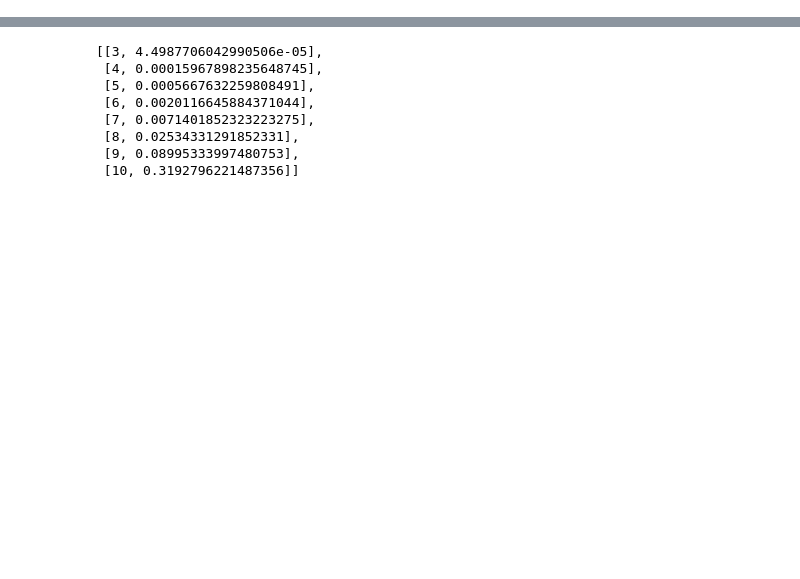
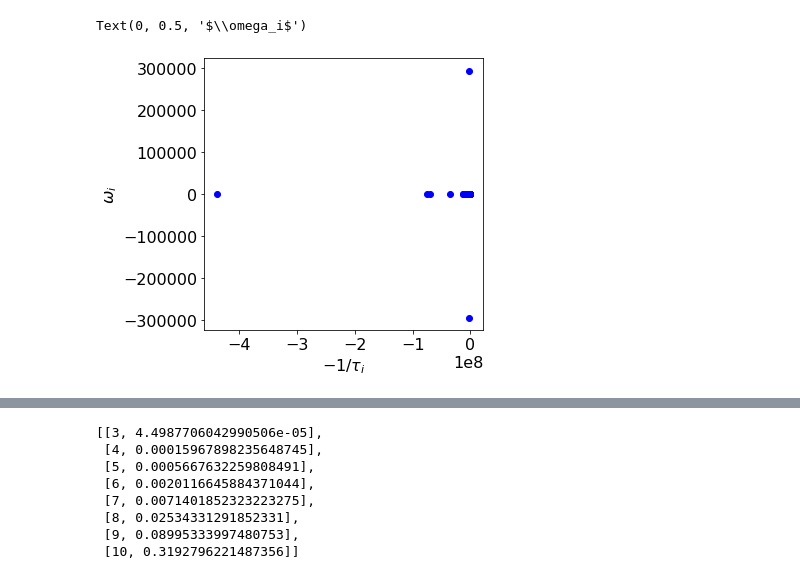
Before and after one commit to znicolaou/ratematrix, a Jupyter notebook: plots.ipynb, the cells around one changed output, grey strips where cells are left out. Saved outputs shown, nothing was run; the diff lists cells and outputs as text; code cells hidden in the pictures; blank space fills up the shorter version.

```diff
--- a/plots.ipynb
+++ b/plots.ipynb
@@ -4,0 +57,8 @@ from scipy.sparse import coo_matrix
+# %%
+plt.figure(figsize=(5, 5))
+plt.plot(np.real(evals[250]),np.imag(evals[250]),'bo')
+plt.xlabel(r"$-1/\tau_i$")
+plt.ylabel(r"$\omega_i$")
+# %% [output]
+Text(0, 0.5, '$\\omega_i$')
+[figure, added]
```
Also changed, not shown: parts of 14 cells of this notebook, 2 other files.
